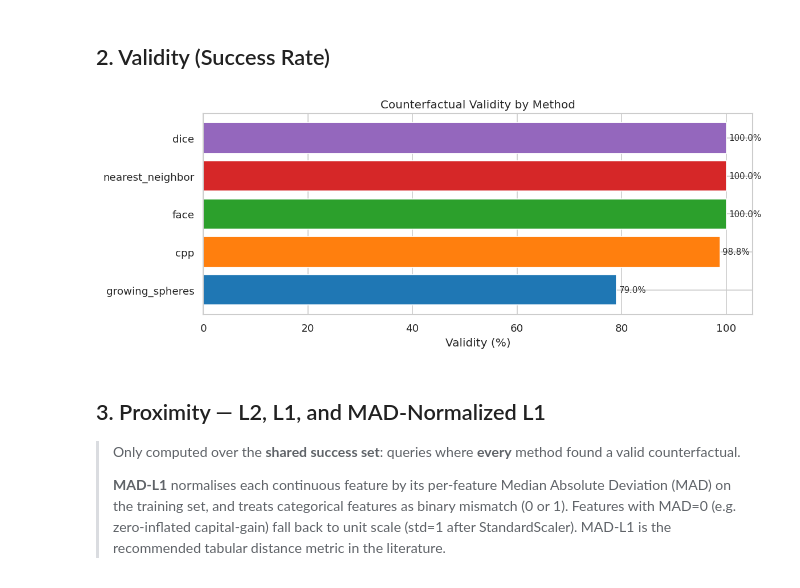
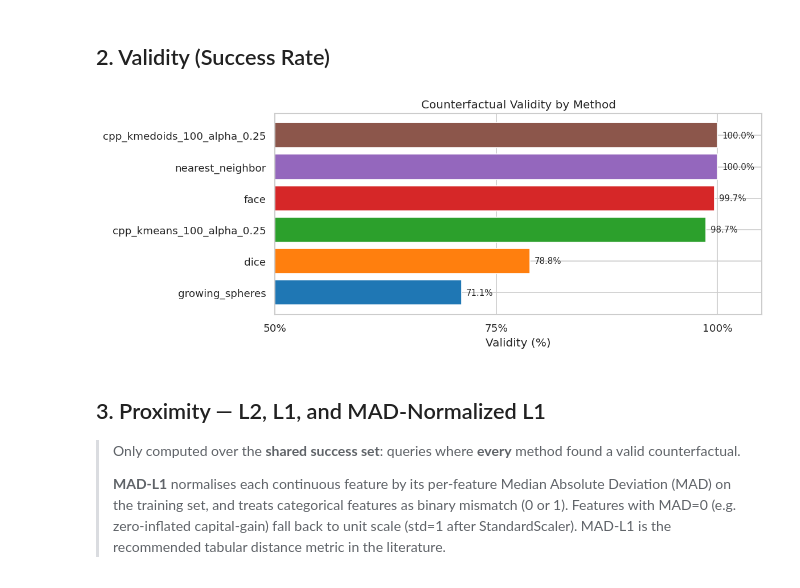
Before and after one commit to GabrielePintus/PreimageCounterfactualSampling, a Jupyter notebook: notebooks/6.1 - Benchmark analysis.ipynb, the cells around one changed output. Drawn from its saved outputs; the diff is of its cells as text; code cells hidden in the pictures.

```diff
--- a/notebooks/6.1 - Benchmark analysis.ipynb
+++ b/notebooks/6.1 - Benchmark analysis.ipynb
@@ -25,7 +25,7 @@ import seaborn as sns
 sns.set_theme(style='whitegrid', palette='tab10')
 plt.rcParams.update({'figure.dpi': 120, 'figure.figsize': (10, 4)})
 
-PARQUET_PATH = Path('../results/benchmark_adult_3.parquet')
+PARQUET_PATH = Path('../results/benchmark_adult_4.parquet')
 # %% [markdown]
 ## 1. Load & Overview
 # %%
@@ -103,17 +104,25 @@ summary.style.format({
 # %%
 validity = df.groupby('method')['success'].mean().loc[validity_order] * 100
 
 fig, ax = plt.subplots()
 bars = ax.barh(validity.index[::-1], validity.values[::-1], color=sns.color_palette('tab10', len(validity)))
 ax.set_xlabel('Validity (%)')
 ax.set_title('Counterfactual Validity by Method')
 ax.set_xlim(0, 105)
 for bar, val in zip(bars, validity.values[::-1]):
     ax.text(val + 0.5, bar.get_y() + bar.get_height() / 2, f'{val:.1f}%', va='center', fontsize=9)
+
+# Set x-axis to start from 50% for better visibility
+ax.set_xlim(50, 105)
+# Set x-axis ticks to show every 10%
+ax.xaxis.set_major_locator(mticker.MultipleLocator(25))
+# Set x axis to percent format
+ax.xaxis.set_major_formatter(mticker.PercentFormatter())
+
 plt.tight_layout()
 plt.show()
 # %% [output]
-[figure, old version]
+[figure, new version]
 # %% [markdown]
 ## 3. Proximity — L2, L1, and MAD-Normalized L1
 
```
Also changed, not shown: parts of 19 cells of this notebook, 8 other files.
